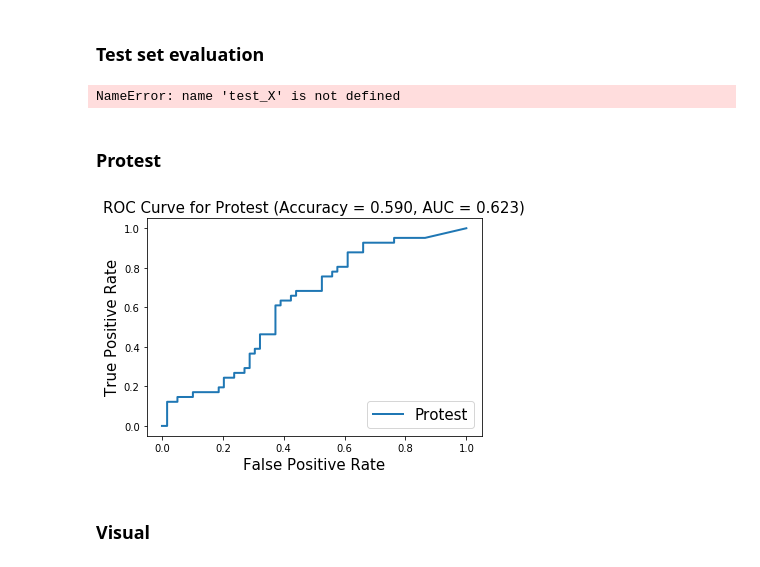
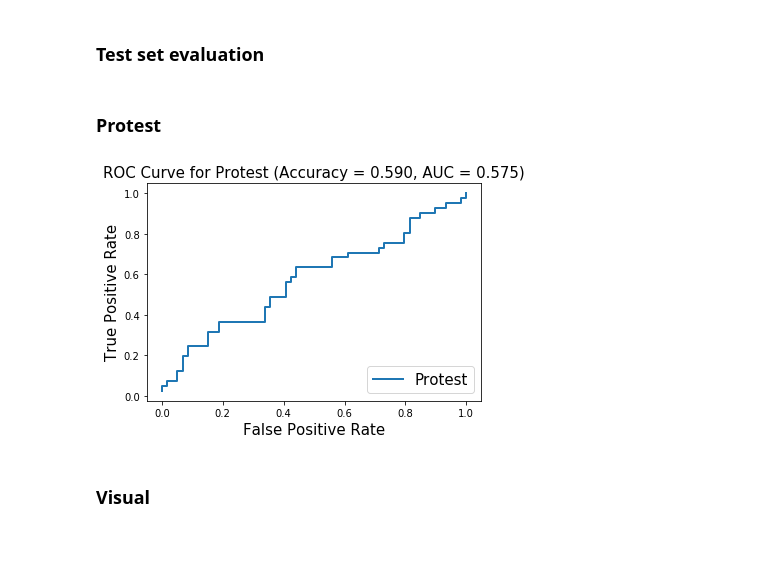
Before and after one commit to kalkun/Thesis, a Jupyter notebook: analysis/UCLA_results_validation.ipynb, the cells around one changed output. Cells and saved outputs as stored; diff of their text form; code cells hidden in the pictures.

```diff
--- a/analysis/UCLA_results_validation.ipynb
+++ b/analysis/UCLA_results_validation.ipynb
@@ -113,8 +114,12 @@ train_generator = au.ResizeSequence(df[:100], batch_size,
                                     targets = ['protest', 'violence', df.columns[3:].tolist()])
 validation_generator = au.ResizeSequence(df[100:200], batch_size,
                                          targets = ['protest', 'violence', df.columns[3:].tolist()])
-test_generator = au.ResizeSequence(df[200:300], batch_size,
+test_generator = au.ResizeSequence(df[200:300], 1,
                                    targets = ['protest', 'violence', df.columns[3:].tolist()])
+
+test_visual = np.array(df.iloc[:,3:])[200:300]
+test_violence = np.array(df['violence'])[200:300]
+test_protest = np.array(df['protest'])[200:300]
 # %%
 # test generator
 first = dummy_test_generator.__getitem__(0)
@@ -230,15 +219,13 @@ def plot_roc(attr, target, pred):
-# %%
-model.predict_generator
-preds = model.predict(test_X); preds_protest = preds[0]; preds_visual = preds[1]; preds_violence = preds[2]
-# %% [output]
-NameError: name 'test_X' is not defined
+# %%
+preds = model.predict_generator(test_generator)
+preds_protest = preds[0]; preds_violence = preds[1]; preds_visual = preds[2]
+print("protest shape is ", preds_protest.shape, " violence shape is ", preds_violence.shape, "visual shape is ", preds.visual)
 # %% [markdown]
 ### Protest
 # %%
-attr = "protest"
-plot_roc(attr, test_protest, preds_protest)
+au.PlotROC("protest", test_protest, preds_protest)
 # %% [output]
-[figure, old version]
+[figure, new version]
 # %% [markdown]
 ### Visual
 # %%
```
Also changed, not shown: parts of 4 cells of this notebook, 1 other file.
